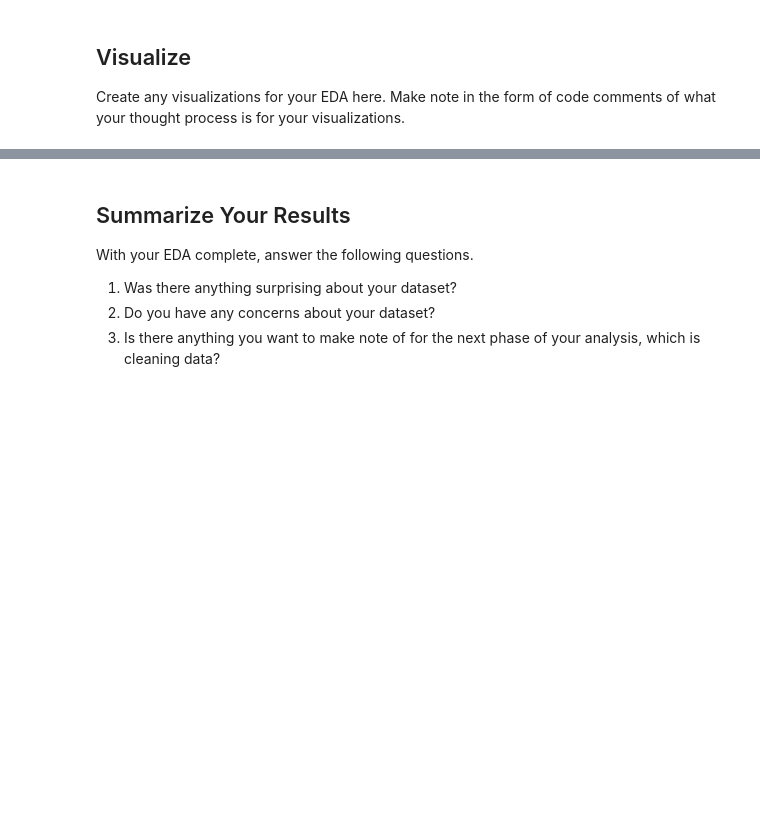
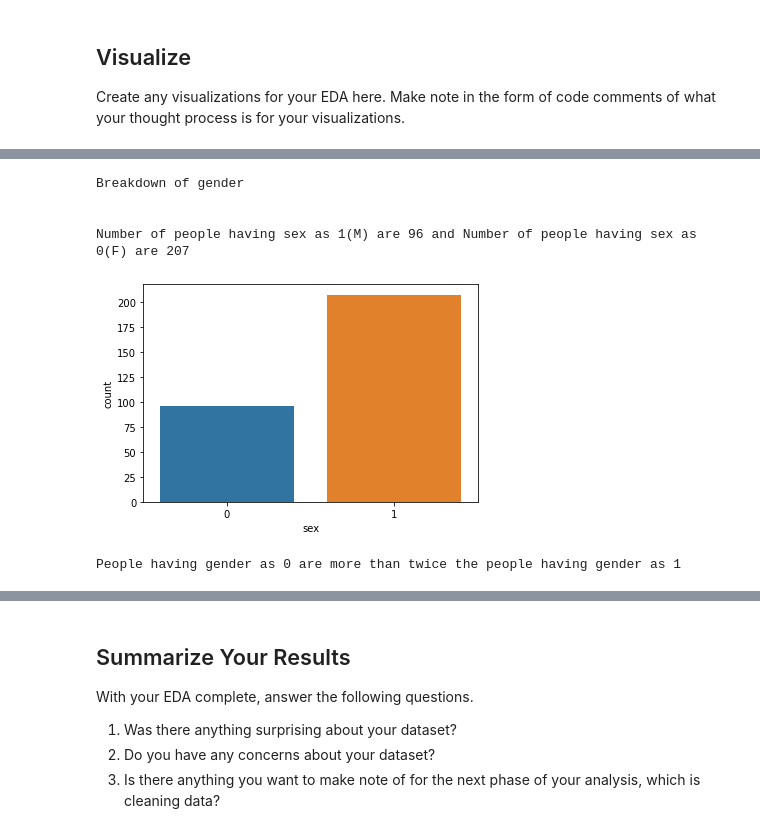
Before and after one commit to Cnidhi82/eda-checkpoint, a Jupyter notebook: checkpoint-two.ipynb, the cells around one changed output, grey strips where cells are left out. Drawn from its saved outputs; the diff is of its cells as text; code cells hidden in the pictures; blank space fills up the shorter version.

```diff
--- a/checkpoint-two.ipynb
+++ b/checkpoint-two.ipynb
@@ -213,0 +214,16 @@ Text(0.5, 1.0, 'Chest Pain type in Different Genders')
+# %%
+x=(heart_df.sex.value_counts())
+print(f'Breakdown of gender')
+print('\n')
+print(f'Number of people having sex as 1(M) are {x[0]} and Number of people having sex as 0(F) are {x[1]}')
+p = sns.countplot(data=heart_df, x="sex")
+plt.show()
+
+print(f'People having gender as 0 are more than twice the people having gender as 1')
+# %% [output]
+Breakdown of gender
+
+
+Number of people having sex as 1(M) are 96 and Number of people having sex as 0(F) are 207
+[figure, added]
+People having gender as 0 are more than twice the people having gender as 1
```
Also changed, not shown: parts of 3 cells of this notebook.
